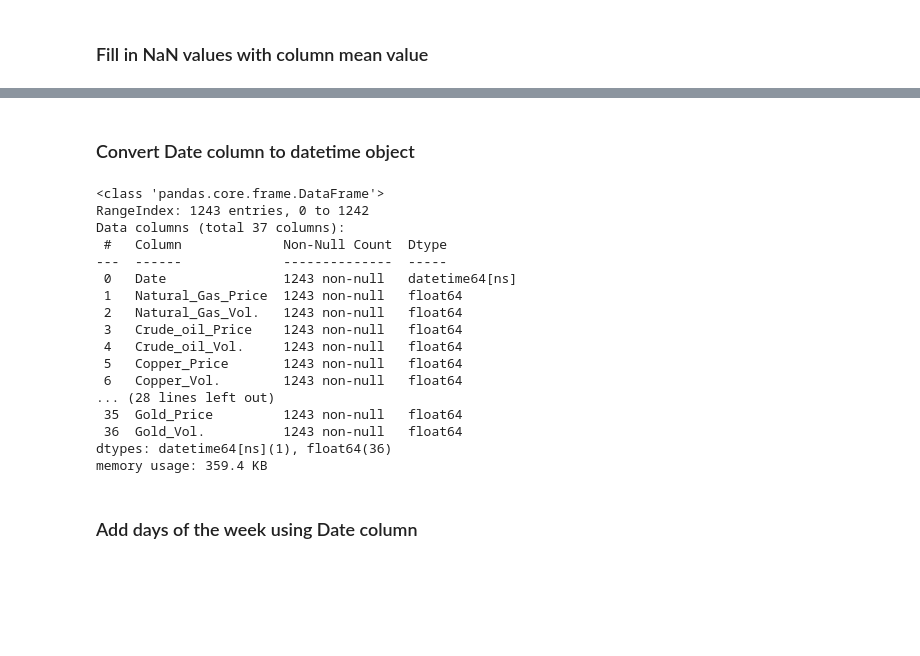
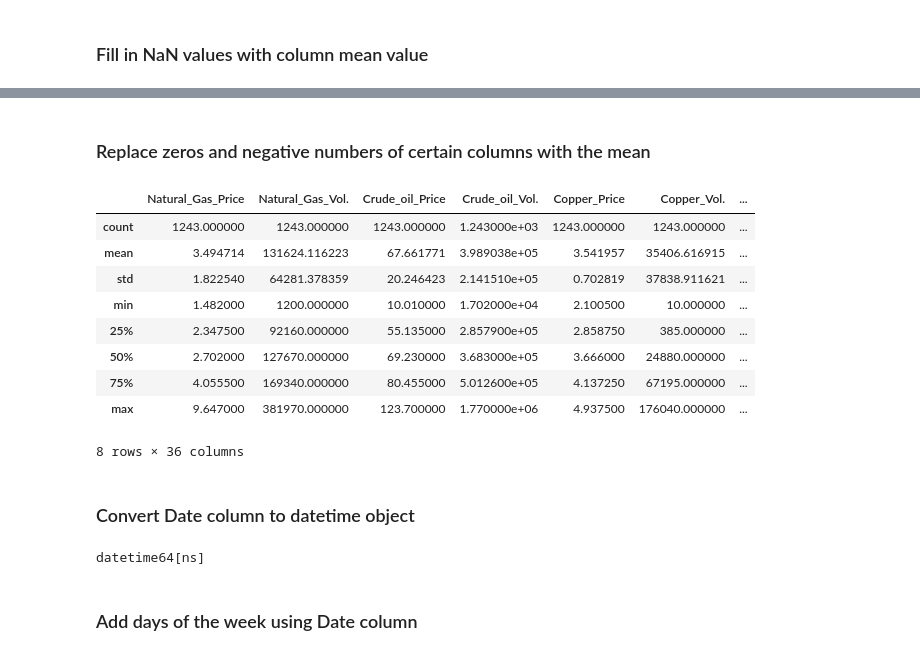
Before and after one commit to cleav84/Relationships-to-Copper, a Jupyter notebook: main.ipynb, the cells around one changed output, grey strips where cells are left out. Cells and saved outputs as stored; diff of their text form; code cells hidden in the pictures; blank space fills up the shorter version.

```diff
--- a/main.ipynb
+++ b/main.ipynb
@@ -146,26 +126,32 @@ memory usage: 359.4+ KB
+# %% [markdown]
+### Replace zeros and negative numbers of certain columns with the mean
+# %%
+def replace_numbers(df):
+    for col in df.select_dtypes(include=['float64', 'int64']).columns:
+        mean_value = df.loc[(df[col] > 0), col].mean()
+        df[col] = df[col].where(df[col] > 0, mean_value)
+    return(df)
+
+df_ = replace_numbers(df)
+df.describe()
+# %% [output]
+|  | Natural_Gas_Price | Natural_Gas_Vol. | Crude_oil_Price | Crude_oil_Vol. | Copper_Price | Copper_Vol. | ... |
+| count | 1243.000000 | 1243.000000 | 1243.000000 | 1.243000e+03 | 1243.000000 | 1243.000000 | ... |
+| mean | 3.494714 | 131624.116223 | 67.661771 | 3.989038e+05 | 3.541957 | 35406.616915 | ... |
+| std | 1.822540 | 64281.378359 | 20.246423 | 2.141510e+05 | 0.702819 | 37838.911621 | ... |
+| min | 1.482000 | 1200.000000 | 10.010000 | 1.702000e+04 | 2.100500 | 10.000000 | ... |
+| 25% | 2.347500 | 92160.000000 | 55.135000 | 2.857900e+05 | 2.858750 | 385.000000 | ... |
+| 50% | 2.702000 | 127670.000000 | 69.230000 | 3.683000e+05 | 3.666000 | 24880.000000 | ... |
+| 75% | 4.055500 | 169340.000000 | 80.455000 | 5.012600e+05 | 4.137250 | 67195.000000 | ... |
+| max | 9.647000 | 381970.000000 | 123.700000 | 1.770000e+06 | 4.937500 | 176040.000000 | ... |
+8 rows × 36 columns
 # %% [markdown]
 ### Convert Date column to datetime object
 # %%
 df['Date'] = pd.to_datetime(df['Date'], dayfirst=True)
-df.info()
+print(df['Date'].dtype)
 # %% [output]
-<class 'pandas.core.frame.DataFrame'>
-RangeIndex: 1243 entries, 0 to 1242
-Data columns (total 37 columns):
- #   Column             Non-Null Count  Dtype
----  ------             --------------  -----
- 0   Date               1243 non-null   datetime64[ns]
- 1   Natural_Gas_Price  1243 non-null   float64
- 2   Natural_Gas_Vol.   1243 non-null   float64
- 3   Crude_oil_Price    1243 non-null   float64
- 4   Crude_oil_Vol.     1243 non-null   float64
- 5   Copper_Price       1243 non-null   float64
- 6   Copper_Vol.        1243 non-null   float64
-... (28 lines left out)
- 35  Gold_Price         1243 non-null   float64
- 36  Gold_Vol.          1243 non-null   float64
-dtypes: datetime64[ns](1), float64(36)
-memory usage: 359.4 KB
+datetime64[ns]
 # %% [markdown]
 ### Add days of the week using Date column
 # %%
```
Also changed, not shown: parts of 18 cells of this notebook, 1 other file.
